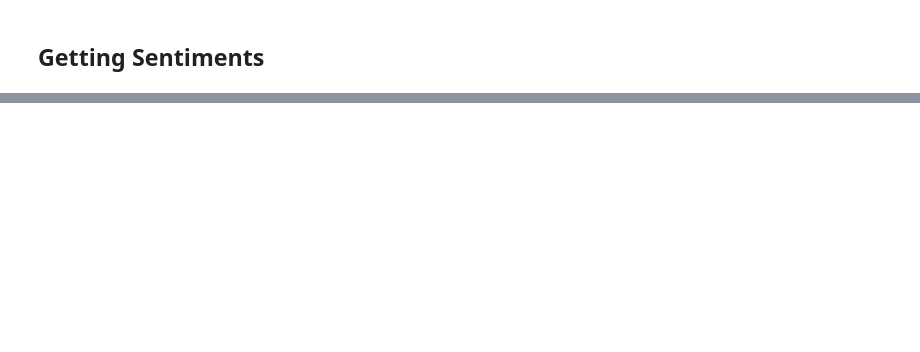
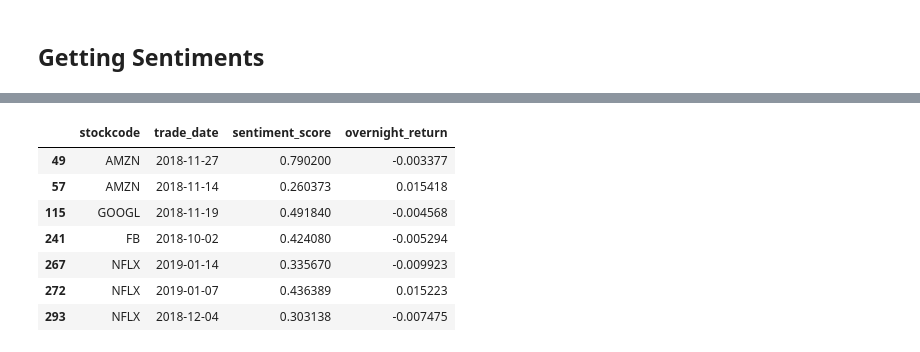
Before and after one commit to sendash-app/study_stocks_sentiments, a Jupyter notebook: overnight_returns_study.ipynb, the cells around one changed output, grey strips where cells are left out. Saved outputs shown, nothing was run; the diff lists cells and outputs as text; code cells hidden in the pictures; blank space fills up the shorter version.

```diff
--- a/overnight_returns_study.ipynb
+++ b/overnight_returns_study.ipynb
@@ -291,0 +249,12 @@ compare_df.dropna()[['alpha','sent_vader']].plot()
+# %%
+df_sent_returns = df_sent[ df_sent['trade_date']< '2019-02-09']
+df_sent_returns['overnight_return'] = df_sent_returns.apply(
+        lambda x: df_overnight_r[f'r({x["stockcode"]})'][x['trade_date']],
+        axis = 1
+    )
+# %%
+count_clean = len(df_sent_returns.dropna())
+count_org = len(df_sent_returns)
+print(f'Found {count_org - count_clean} NaN')
+
+df_sent_returns = df_sent_returns.dropna()
@@ -306,0 +414,11 @@ iplot(fig)
+# %%
+df_sent_returns.iloc[df_signif.index]
+# %% [output]
+|  | stockcode | trade_date | sentiment_score | overnight_return |
+| 49 | AMZN | 2018-11-27 | 0.790200 | -0.003377 |
+| 57 | AMZN | 2018-11-14 | 0.260373 | 0.015418 |
+| 115 | GOOGL | 2018-11-19 | 0.491840 | -0.004568 |
+| 241 | FB | 2018-10-02 | 0.424080 | -0.005294 |
+| 267 | NFLX | 2019-01-14 | 0.335670 | -0.009923 |
+| 272 | NFLX | 2019-01-07 | 0.436389 | 0.015223 |
+| 293 | NFLX | 2018-12-04 | 0.303138 | -0.007475 |
```
Also changed, not shown: parts of 36 cells of this notebook.
